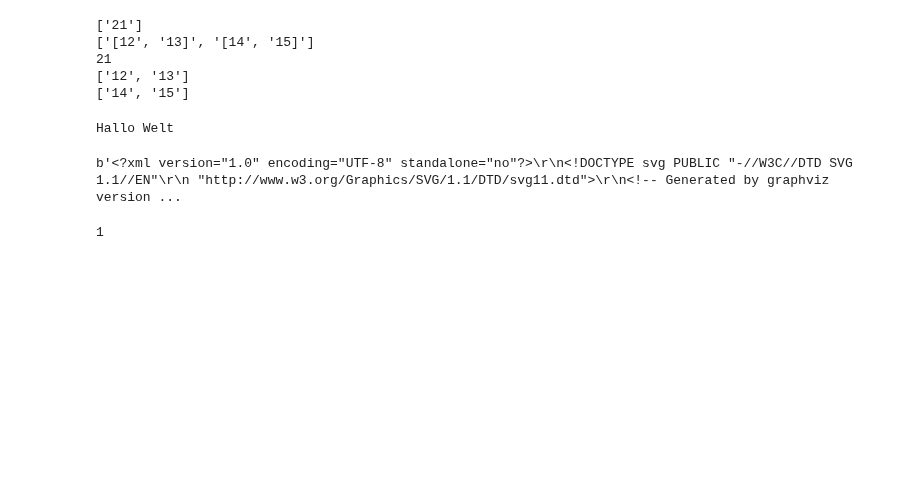
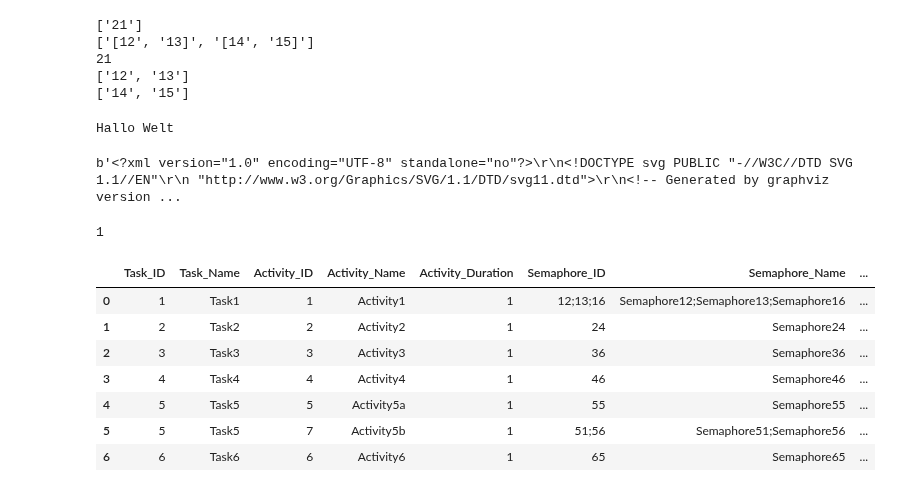
Before and after one commit to AdrianW424/Echtzeitsysteme_Projekt, a Jupyter notebook: src/visualizer.ipynb, the cells around one changed output. Cells and saved outputs as stored; diff of their text form; code cells hidden in the pictures; blank space fills up the shorter version.

```diff
--- a/src/visualizer.ipynb
+++ b/src/visualizer.ipynb
@@ -950,0 +1054,16 @@ gn.createGIF()
+# %%
+f = open("dataTest.csv", "r")
+content = f.read()
+
+df = pd.read_csv(StringIO(content), sep=',')
+# %%
+df
+# %% [output]
+|  | Task_ID | Task_Name | Activity_ID | Activity_Name | Activity_Duration | Semaphore_ID | Semaphore_Name | ... |
+| 0 | 1 | Task1 | 1 | Activity1 | 1 | 12;13;16 | Semaphore12;Semaphore13;Semaphore16 | ... |
+| 1 | 2 | Task2 | 2 | Activity2 | 1 | 24 | Semaphore24 | ... |
+| 2 | 3 | Task3 | 3 | Activity3 | 1 | 36 | Semaphore36 | ... |
+| 3 | 4 | Task4 | 4 | Activity4 | 1 | 46 | Semaphore46 | ... |
+| 4 | 5 | Task5 | 5 | Activity5a | 1 | 55 | Semaphore55 | ... |
+| 5 | 5 | Task5 | 7 | Activity5b | 1 | 51;56 | Semaphore51;Semaphore56 | ... |
+| 6 | 6 | Task6 | 6 | Activity6 | 1 | 65 | Semaphore65 | ... |
```
Also changed, not shown: parts of 2 cells of this notebook, 3 other files.
